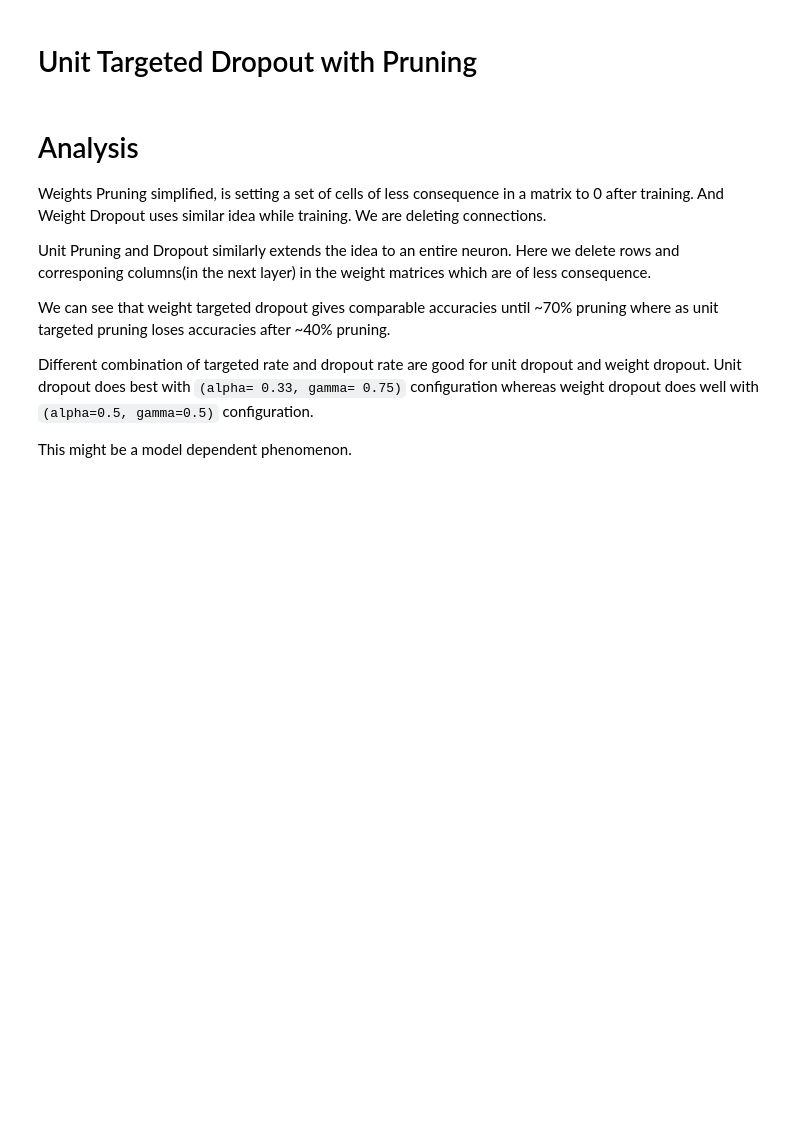
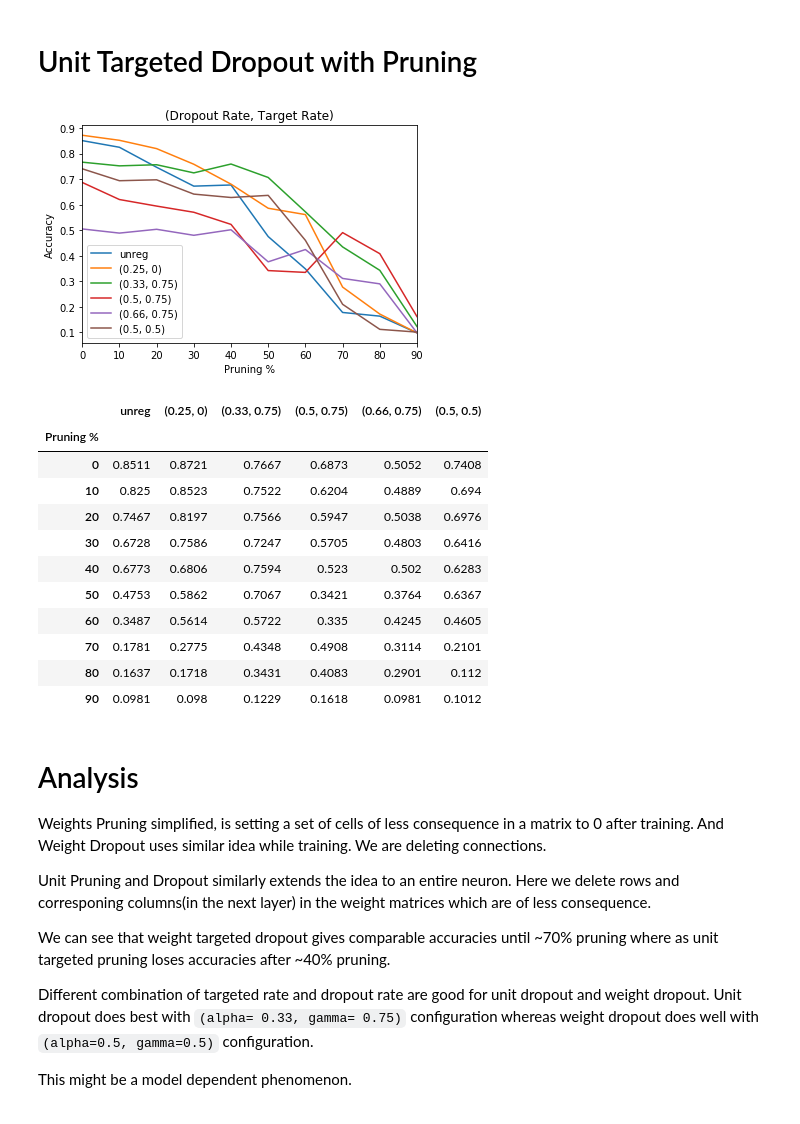
Before and after one commit to sharanry/Targeted-Dropout, a Jupyter notebook: Targeted-Dropout.ipynb, the cells around one changed output. Saved outputs shown, nothing was run; the diff lists cells and outputs as text; code cells hidden in the pictures; blank space fills up the shorter version.

```diff
--- a/Targeted-Dropout.ipynb
+++ b/Targeted-Dropout.ipynb
@@ -185,30 +227,44 @@ dfw
 # %%
 confs = ["unreg", (0.25, 0), (0.33, 0.75), (0.5,0.75),(0.66,0.75),(0.5, 0.5)]
 
 dfu = pd.DataFrame(columns=confs, index=range(0,100,10))
 for conf in confs:
     if conf=="unreg":
         model = get_model_unregularized()
     else:
         model = dropout_functions.get_targeted_dropout_model("unit", conf)
 
     model.compile(optimizer=tf.train.AdamOptimizer(),
           loss='sparse_categorical_crossentropy',
           metrics=['accuracy'])
-    model.fit(x_train, y_train, epochs=5,verbose=0)
+    model.fit(x_train, y_train, batch_size=60000, epochs=10,verbose=0)
     for pruning in range(0,100,10):
-        prune_weights(model, pruning)
-        model.compile(optimizer=tf.train.AdamOptimizer(),
+        pruned_model = prune_units(model, pruning)
+        pruned_model.compile(optimizer=tf.train.AdamOptimizer(),
           loss='sparse_categorical_crossentropy',
           metrics=['accuracy'])
-        dfu[conf][pruning] = model.evaluate(x_test, y_test, verbose=0)[1]
+        dfu[conf][pruning] = pruned_model.evaluate(x_test, y_test, verbose=0)[1]
 dfu.index.name = "Pruning %"
 dfu.plot();
 plt.xlabel("Pruning %")
 plt.ylabel("Accuracy")
 plt.title("(Dropout Rate, Target Rate)")
 plt.show()
 dfu
+# %% [output]
+[figure, added]
+|  | unreg | (0.25, 0) | (0.33, 0.75) | (0.5, 0.75) | (0.66, 0.75) | (0.5, 0.5) |
+| Pruning % |  |  |  |  |  |  |
+| 0 | 0.8511 | 0.8721 | 0.7667 | 0.6873 | 0.5052 | 0.7408 |
+| 10 | 0.825 | 0.8523 | 0.7522 | 0.6204 | 0.4889 | 0.694 |
+| 20 | 0.7467 | 0.8197 | 0.7566 | 0.5947 | 0.5038 | 0.6976 |
+| 30 | 0.6728 | 0.7586 | 0.7247 | 0.5705 | 0.4803 | 0.6416 |
+| 40 | 0.6773 | 0.6806 | 0.7594 | 0.523 | 0.502 | 0.6283 |
+| 50 | 0.4753 | 0.5862 | 0.7067 | 0.3421 | 0.3764 | 0.6367 |
+| 60 | 0.3487 | 0.5614 | 0.5722 | 0.335 | 0.4245 | 0.4605 |
+| 70 | 0.1781 | 0.2775 | 0.4348 | 0.4908 | 0.3114 | 0.2101 |
+| 80 | 0.1637 | 0.1718 | 0.3431 | 0.4083 | 0.2901 | 0.112 |
+| 90 | 0.0981 | 0.098 | 0.1229 | 0.1618 | 0.0981 | 0.1012 |
 # %% [markdown]
 # Analysis
 Weights Pruning simplified, is setting a set of cells of less consequence in a matrix to 0 after training. And Weight Dropout uses similar idea while training. We are deleting connections.
```
Also changed, not shown: parts of 10 cells of this notebook.
